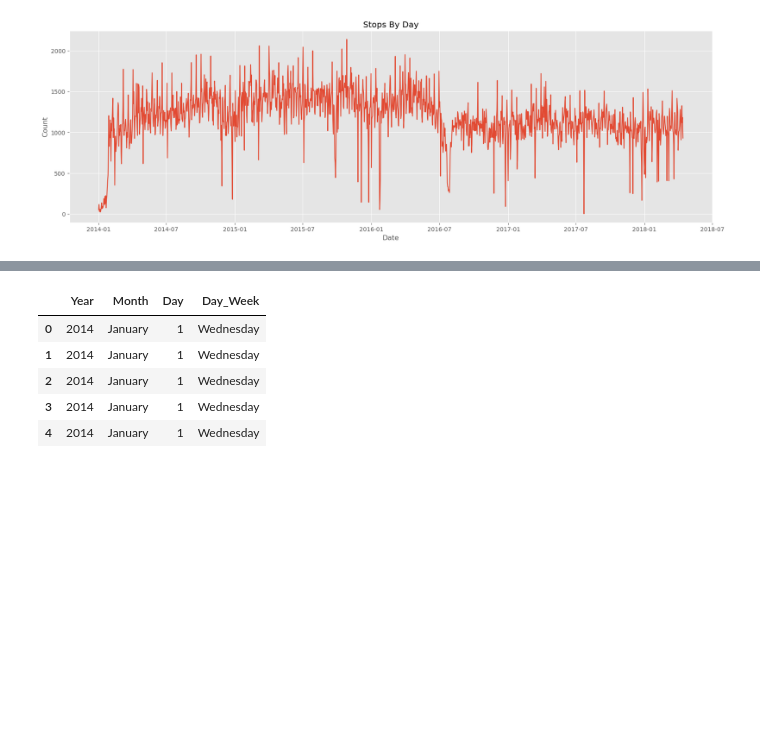
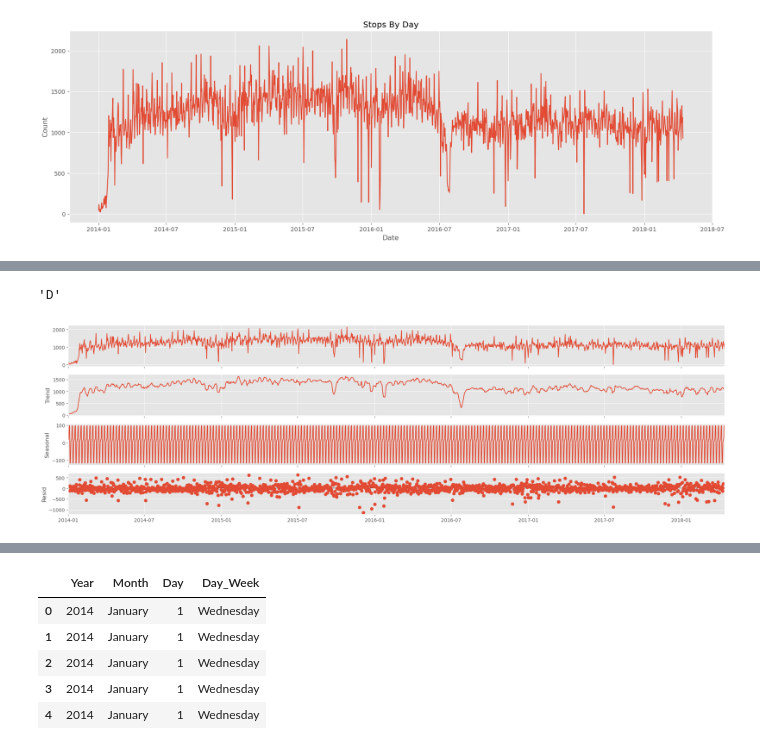
Before and after one commit to alejo1630/opp_EDA, a Jupyter notebook: philadelphia_EDA.ipynb, the cells around one changed output, grey strips where cells are left out. Saved outputs shown, nothing was run; the diff lists cells and outputs as text; code cells hidden in the pictures; blank space fills up the shorter version.

```diff
--- a/philadelphia_EDA.ipynb
+++ b/philadelphia_EDA.ipynb
@@ -193,0 +229,12 @@ plt.show()
+# %%
+date_data.index.inferred_freq # Data freqency
+# %% [output]
+'D'
+# %%
+# Seasonal decompose
+decompose = seasonal_decompose(date_data, model='additive', period = 7)
+decompose.plot()
+plt.tight_layout()
+plt.show()
+# %% [output]
+[figure, added]
```
Also changed, not shown: parts of 56 cells of this notebook, 3 other files.
